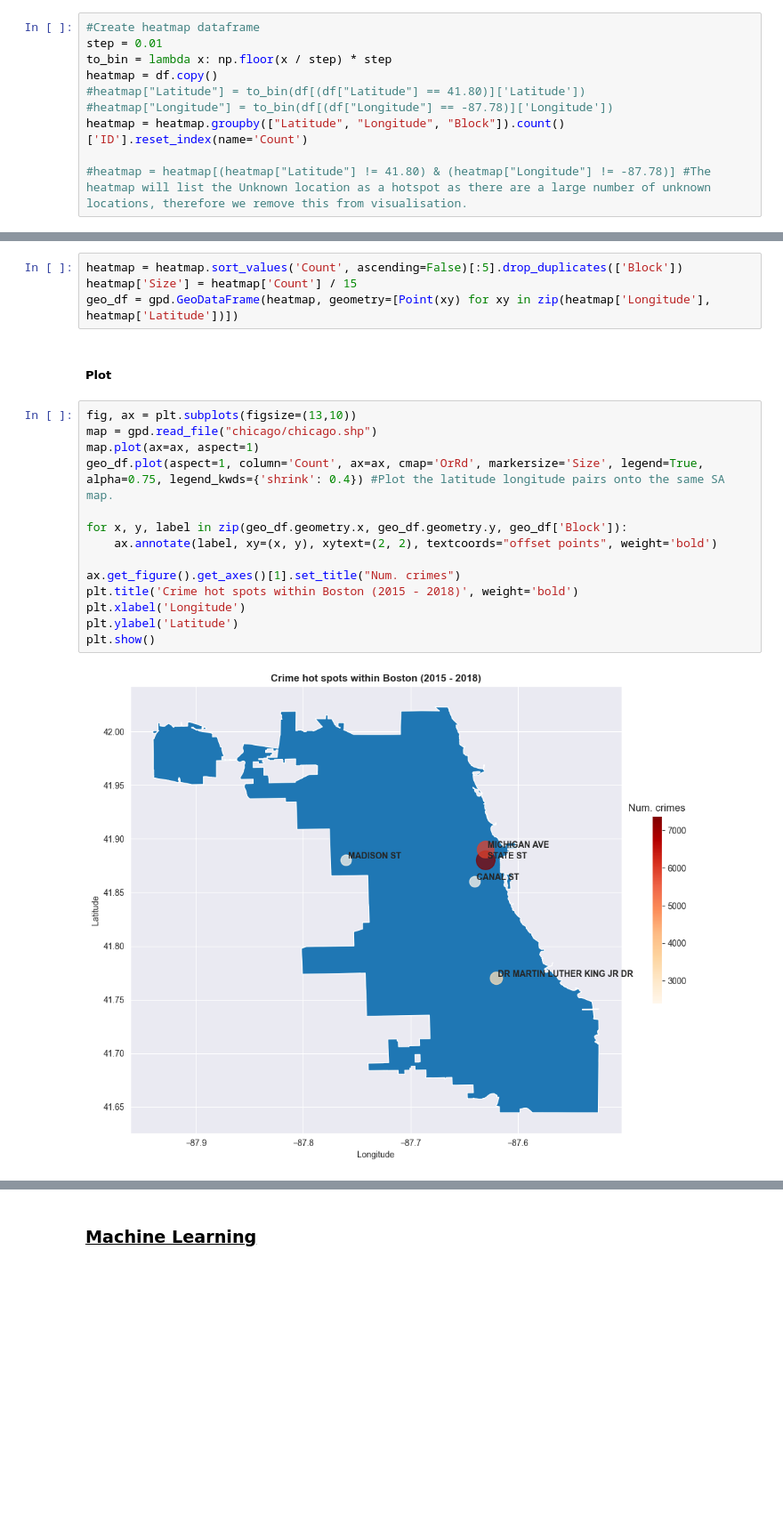
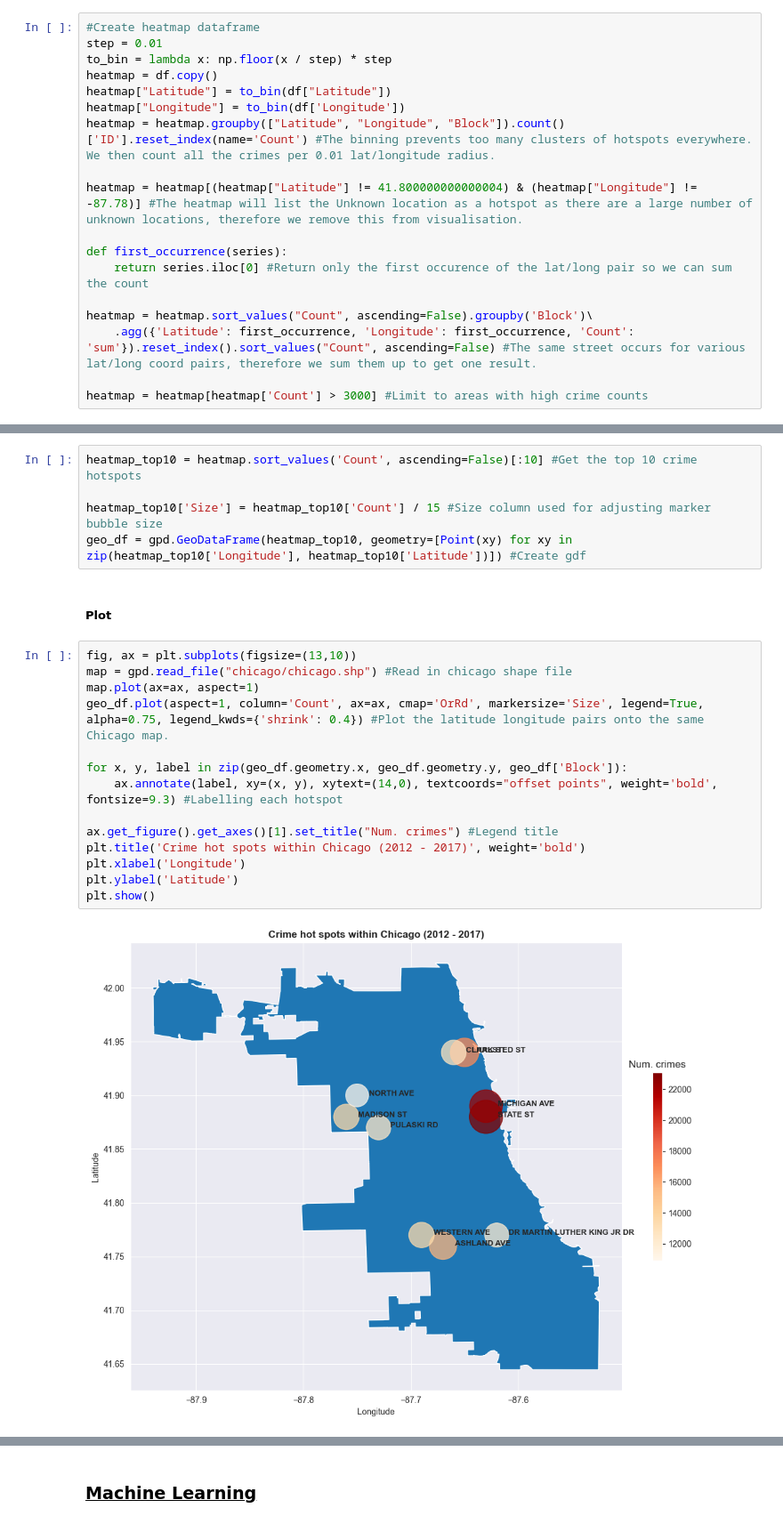
Before and after one commit to BlocknBoom123/CrimePy, a Jupyter notebook: Chicago/ChicagoCrime.ipynb, the cells around one changed output, grey strips where cells are left out. Shown at 89% size. Drawn from its saved outputs; the diff is of its cells as text; blank space fills up the shorter version.

```diff
--- a/Chicago/ChicagoCrime.ipynb
+++ b/Chicago/ChicagoCrime.ipynb
@@ -360,8 +311,16 @@ Text(0.5, 1.05, 'Chicago crimes')
 step = 0.01
 to_bin = lambda x: np.floor(x / step) * step
 heatmap = df.copy()
-#heatmap["Latitude"] = to_bin(df[(df["Latitude"] == 41.80)]['Latitude'])
-#heatmap["Longitude"] = to_bin(df[(df["Longitude"] == -87.78)]['Longitude'])
-heatmap = heatmap.groupby(["Latitude", "Longitude", "Block"]).count()['ID'].reset_index(name='Count')
+heatmap["Latitude"] = to_bin(df["Latitude"])
+heatmap["Longitude"] = to_bin(df['Longitude'])
+heatmap = heatmap.groupby(["Latitude", "Longitude", "Block"]).count()['ID'].reset_index(name='Count') #The binning prevents too many clusters of hotspots everywhere. We then count all the crimes per 0.01 lat/longitude radius.
 
-#heatmap = heatmap[(heatmap["Latitude"] != 41.80) & (heatmap["Longitude"] != -87.78)] #The heatmap will list the Unknown location as a hotspot as there are a large number of unknown locations, therefore we remove this from visualisation.
+heatmap = heatmap[(heatmap["Latitude"] != 41.800000000000004) & (heatmap["Longitude"] != -87.78)] #The heatmap will list the Unknown location as a hotspot as there are a large number of unknown locations, therefore we remove this from visualisation.
+
+def first_occurrence(series):
+    return series.iloc[0] #Return only the first occurence of the lat/long pair so we can sum the count
+
+heatmap = heatmap.sort_values("Count", ascending=False).groupby('Block')\
+    .agg({'Latitude': first_occurrence, 'Longitude': first_occurrence, 'Count': 'sum'}).reset_index().sort_values("Count", ascending=False) #The same street occurs for various lat/long coord pairs, therefore we sum them up to get one result.
+
+heatmap = heatmap[heatmap['Count'] > 3000] #Limit to areas with high crime counts
@@ -391,24 +337,25 @@ fig.show()
 # %% [markdown]
 ##### Create geodataframe
 # %%
-heatmap = heatmap.sort_values('Count', ascending=False)[:5].drop_duplicates(['Block'])
-heatmap['Size'] = heatmap['Count'] / 15
-geo_df = gpd.GeoDataFrame(heatmap, geometry=[Point(xy) for xy in zip(heatmap['Longitude'], heatmap['Latitude'])])
+heatmap_top10 = heatmap.sort_values('Count', ascending=False)[:10] #Get the top 10 crime hotspots
+
+heatmap_top10['Size'] = heatmap_top10['Count'] / 15 #Size column used for adjusting marker bubble size
+geo_df = gpd.GeoDataFrame(heatmap_top10, geometry=[Point(xy) for xy in zip(heatmap_top10['Longitude'], heatmap_top10['Latitude'])]) #Create gdf
 # %% [markdown]
 ##### Plot
 # %%
 fig, ax = plt.subplots(figsize=(13,10))
-map = gpd.read_file("chicago/chicago.shp")
+map = gpd.read_file("chicago/chicago.shp") #Read in chicago shape file
 map.plot(ax=ax, aspect=1)
-geo_df.plot(aspect=1, column='Count', ax=ax, cmap='OrRd', markersize='Size', legend=True, alpha=0.75, legend_kwds={'shrink': 0.4}) #Plot the latitude longitude pairs onto the same SA map.
+geo_df.plot(aspect=1, column='Count', ax=ax, cmap='OrRd', markersize='Size', legend=True, alpha=0.75, legend_kwds={'shrink': 0.4}) #Plot the latitude longitude pairs onto the same Chicago map.
 
 for x, y, label in zip(geo_df.geometry.x, geo_df.geometry.y, geo_df['Block']):
-    ax.annotate(label, xy=(x, y), xytext=(2, 2), textcoords="offset points", weight='bold')
+    ax.annotate(label, xy=(x, y), xytext=(14,0), textcoords="offset points", weight='bold', fontsize=9.3) #Labelling each hotspot
 
-ax.get_figure().get_axes()[1].set_title("Num. crimes")
-plt.title('Crime hot spots within Boston (2015 - 2018)', weight='bold')
+ax.get_figure().get_axes()[1].set_title("Num. crimes") #Legend title
+plt.title('Crime hot spots within Chicago (2012 - 2017)', weight='bold')
 plt.xlabel('Longitude')
 plt.ylabel('Latitude')
 plt.show()
 # %% [output]
-[figure, old version]
+[figure, new version]
```
Also changed, not shown: parts of 11 cells of this notebook, 2 other files.
